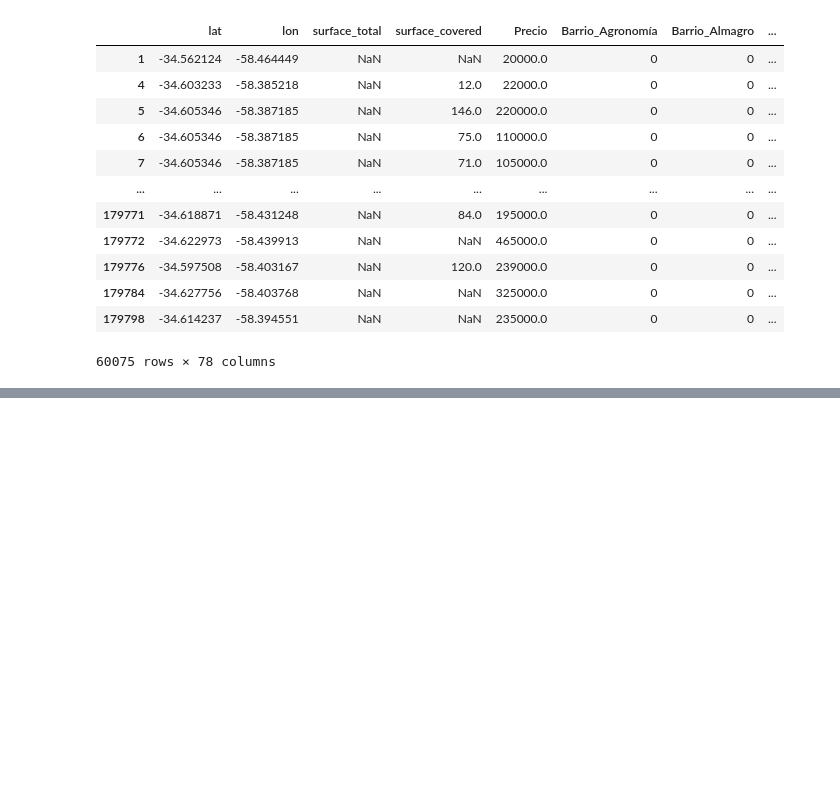
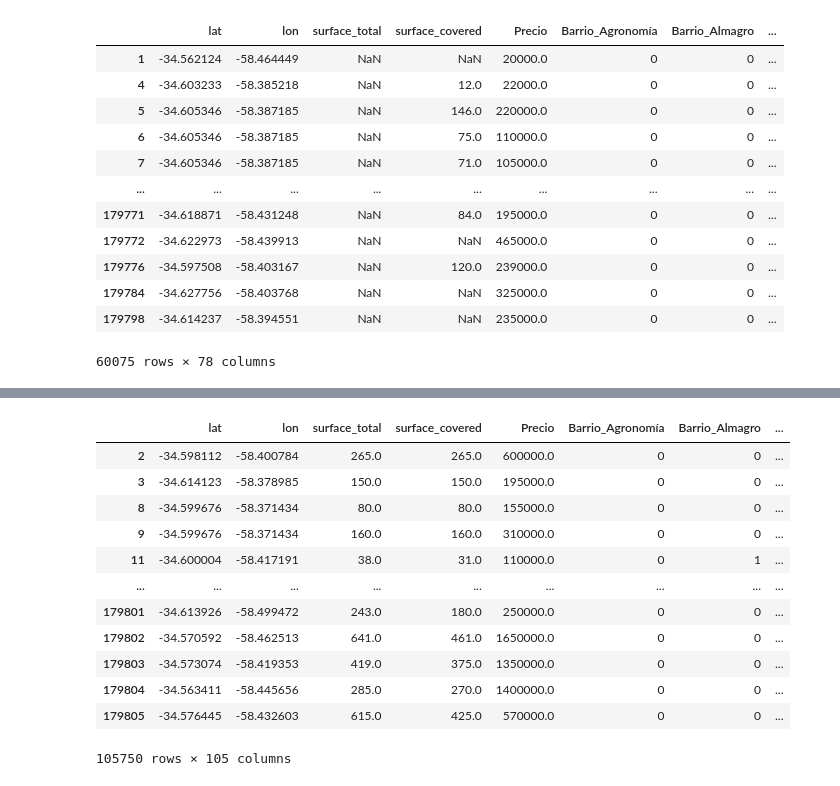
Before and after one commit to IonatanPerez/ProyectosAP_2022, a Jupyter notebook: David Miranda/PROYECTO FINAL/principal.ipynb, the cells around one changed output, grey strips where cells are left out. Cells and saved outputs as stored; diff of their text form; code cells hidden in the pictures; blank space fills up the shorter version.

```diff
--- a/David Miranda/PROYECTO FINAL/principal.ipynb
+++ b/David Miranda/PROYECTO FINAL/principal.ipynb
@@ -355,3 +294,21 @@ data
+# %%
+data_limpia = data.dropna()
+# %%
+data_limpia
+# %% [output]
+|  | lat | lon | surface_total | surface_covered | Precio | Barrio_Agronomía | Barrio_Almagro | ... |
+| 2 | -34.598112 | -58.400784 | 265.0 | 265.0 | 600000.0 | 0 | 0 | ... |
+| 3 | -34.614123 | -58.378985 | 150.0 | 150.0 | 195000.0 | 0 | 0 | ... |
+| 8 | -34.599676 | -58.371434 | 80.0 | 80.0 | 155000.0 | 0 | 0 | ... |
+| 9 | -34.599676 | -58.371434 | 160.0 | 160.0 | 310000.0 | 0 | 0 | ... |
+| 11 | -34.600004 | -58.417191 | 38.0 | 31.0 | 110000.0 | 0 | 1 | ... |
+| ... | ... | ... | ... | ... | ... | ... | ... | ... |
+| 179801 | -34.613926 | -58.499472 | 243.0 | 180.0 | 250000.0 | 0 | 0 | ... |
+| 179802 | -34.570592 | -58.462513 | 641.0 | 461.0 | 1650000.0 | 0 | 0 | ... |
+| 179803 | -34.573074 | -58.419353 | 419.0 | 375.0 | 1350000.0 | 0 | 0 | ... |
+| 179804 | -34.563411 | -58.445656 | 285.0 | 270.0 | 1400000.0 | 0 | 0 | ... |
+| 179805 | -34.576445 | -58.432603 | 615.0 | 425.0 | 570000.0 | 0 | 0 | ... |
+105750 rows × 105 columns
 # %%
 import matplotlib.pyplot as plt
 import seaborn as sns
```
Also changed, not shown: parts of 24 cells of this notebook.
